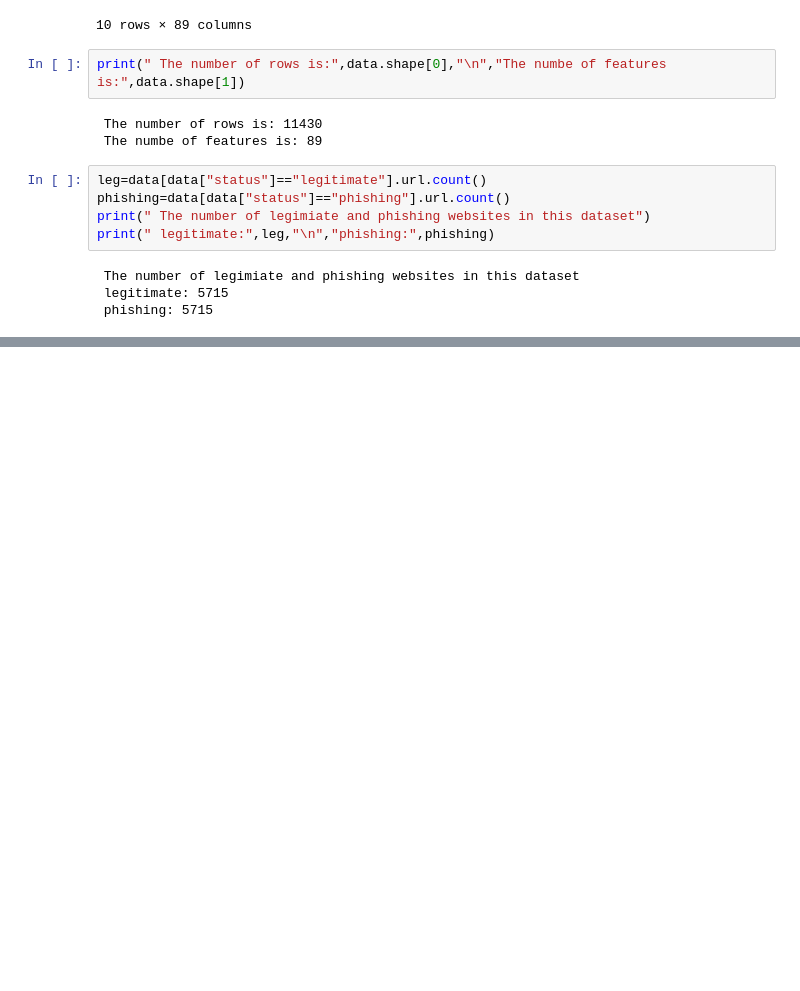
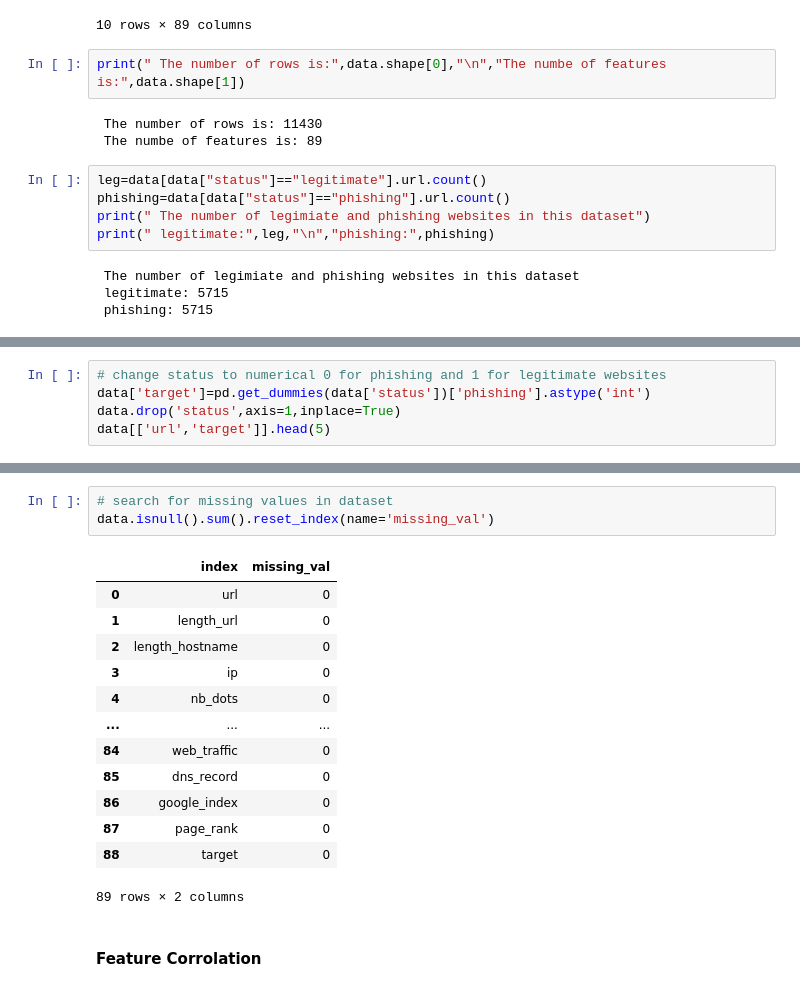
Before and after one commit to f-shirani/Phishing_Detection, a Jupyter notebook: Project.ipynb, the cells around one changed output, grey strips where cells are left out. Saved outputs shown, nothing was run; the diff lists cells and outputs as text; blank space fills up the shorter version.

```diff
--- a/Project.ipynb
+++ b/Project.ipynb
@@ -45,3 +53,8 @@ data.describe()
 | 75% | 71.000000 | 24.000000 | 0.000000 | 3.000000 | 1.000000 | 0.000000 | 0.000000 | 0.000000 | 0.0 | ... |
 | max | 1641.000000 | 214.000000 | 1.000000 | 24.000000 | 43.000000 | 4.000000 | 3.000000 | 19.000000 | 0.0 | ... |
 8 rows × 87 columns
+# %%
+# change status to numerical 0 for phishing and 1 for legitimate websites
+data['target']=pd.get_dummies(data['status'])['phishing'].astype('int')
+data.drop('status',axis=1,inplace=True)
+data[['url','target']].head(5)
@@ -47,0 +68,19 @@ data.describe()
+# %%
+# search for missing values in dataset
+data.isnull().sum().reset_index(name='missing_val')
+# %% [output]
+|  | index | missing_val |
+| 0 | url | 0 |
+| 1 | length_url | 0 |
+| 2 | length_hostname | 0 |
+| 3 | ip | 0 |
+| 4 | nb_dots | 0 |
+| ... | ... | ... |
+| 84 | web_traffic | 0 |
+| 85 | dns_record | 0 |
+| 86 | google_index | 0 |
+| 87 | page_rank | 0 |
+| 88 | target | 0 |
+89 rows × 2 columns
+# %% [markdown]
+#### Feature Corrolation
```
Also changed, not shown: parts of 14 cells of this notebook.
